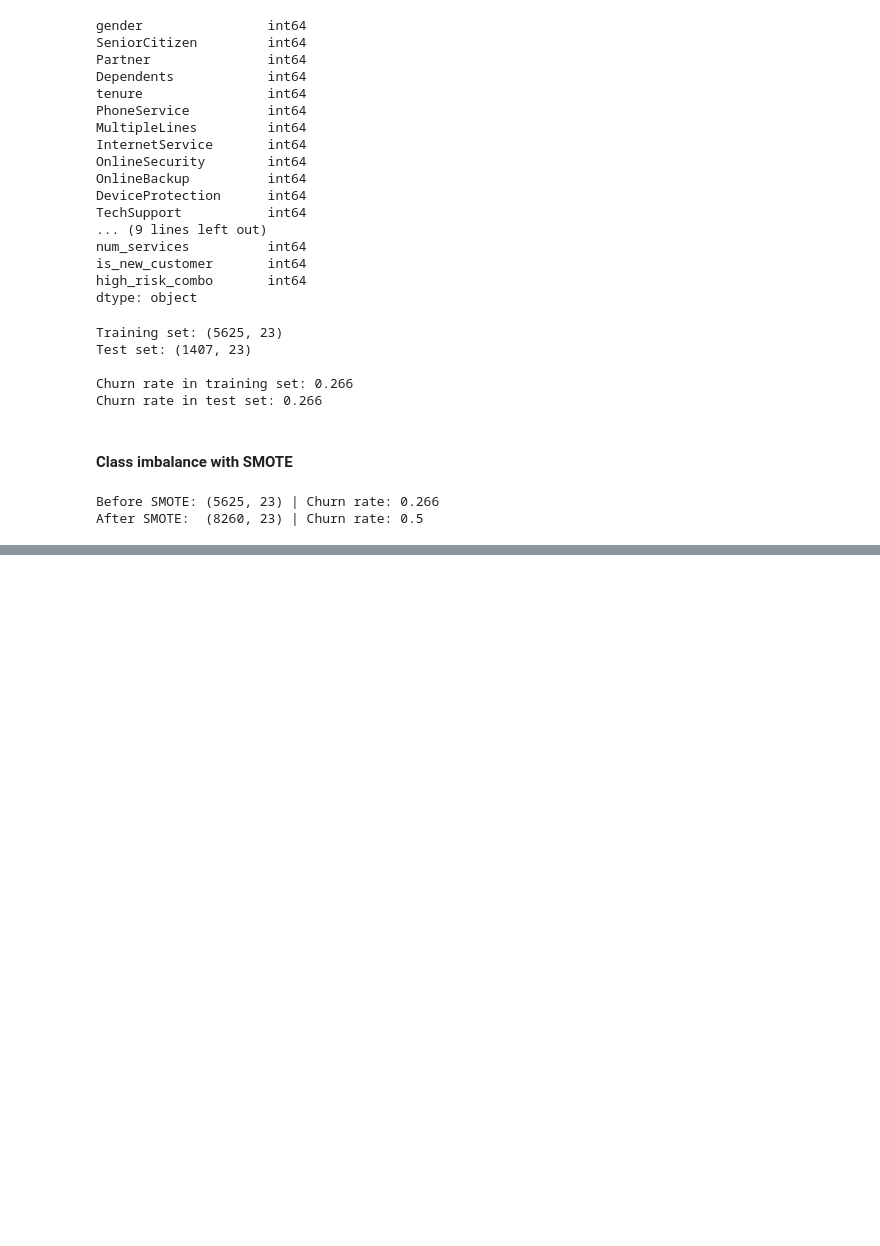
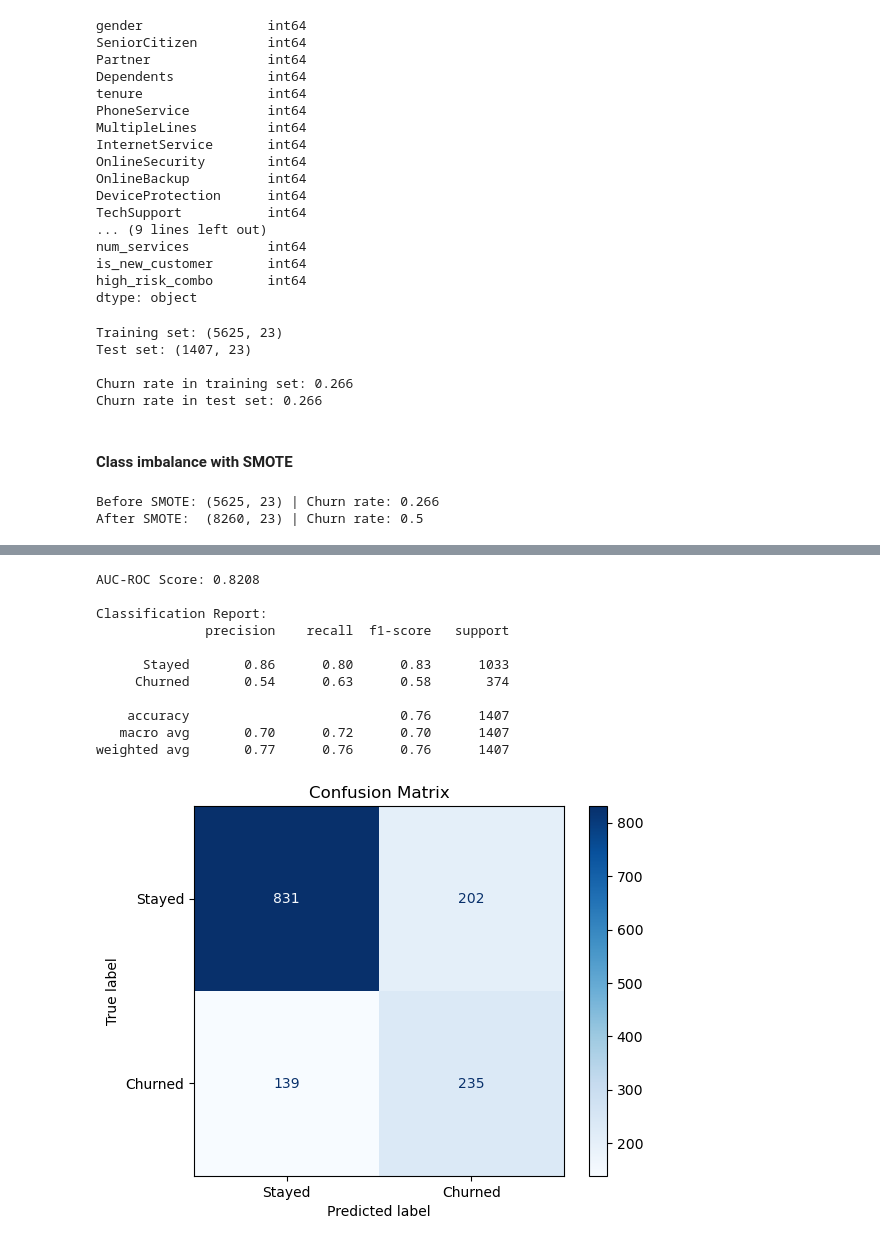
Before and after one commit to shaheerr1/churn-radar, a Jupyter notebook: backend/notebooks/exploration.ipynb, the cells around one changed output, grey strips where cells are left out. Drawn from its saved outputs; the diff is of its cells as text; code cells hidden in the pictures; blank space fills up the shorter version.

```diff
--- a/backend/notebooks/exploration.ipynb
+++ b/backend/notebooks/exploration.ipynb
@@ -232,0 +276,31 @@ After SMOTE:  (8260, 23) | Churn rate: 0.5
+# %%
+from sklearn.metrics import (classification_report,
+                             roc_auc_score,
+                             confusion_matrix,
+                             ConfusionMatrixDisplay)
+
+y_pred = model.predict(X_test)
+y_pred_proba = model.predict_proba(X_test)[:, 1]
+
+print("AUC-ROC Score:", round(roc_auc_score(y_test, y_pred_proba), 4))
+print("\nClassification Report:")
+print(classification_report(y_test, y_pred, target_names=['Stayed', 'Churned']))
+
+cm = confusion_matrix(y_test, y_pred)
+disp = ConfusionMatrixDisplay(confusion_matrix=cm, display_labels=['Stayed', 'Churned'])
+disp.plot(cmap='Blues')
+plt.title('Confusion Matrix')
+plt.show()
+# %% [output]
+AUC-ROC Score: 0.8208
+
+Classification Report:
+              precision    recall  f1-score   support
+
+      Stayed       0.86      0.80      0.83      1033
+     Churned       0.54      0.63      0.58       374
+
+    accuracy                           0.76      1407
+   macro avg       0.70      0.72      0.70      1407
+weighted avg       0.77      0.76      0.76      1407
+[figure, added]
```
Also changed, not shown: parts of 5 cells of this notebook, 1 other file.
